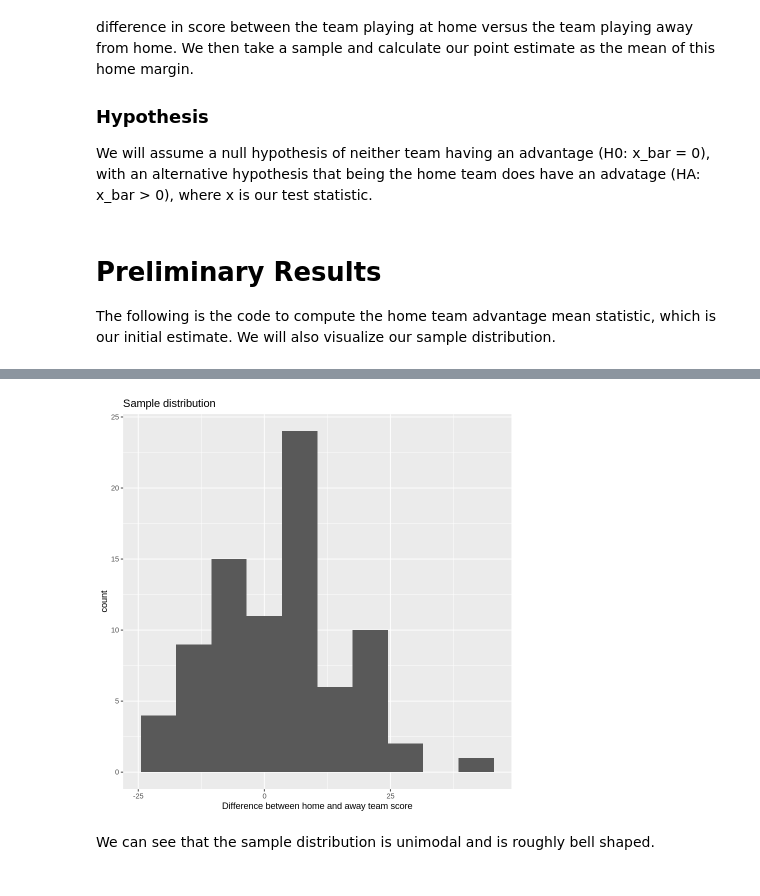
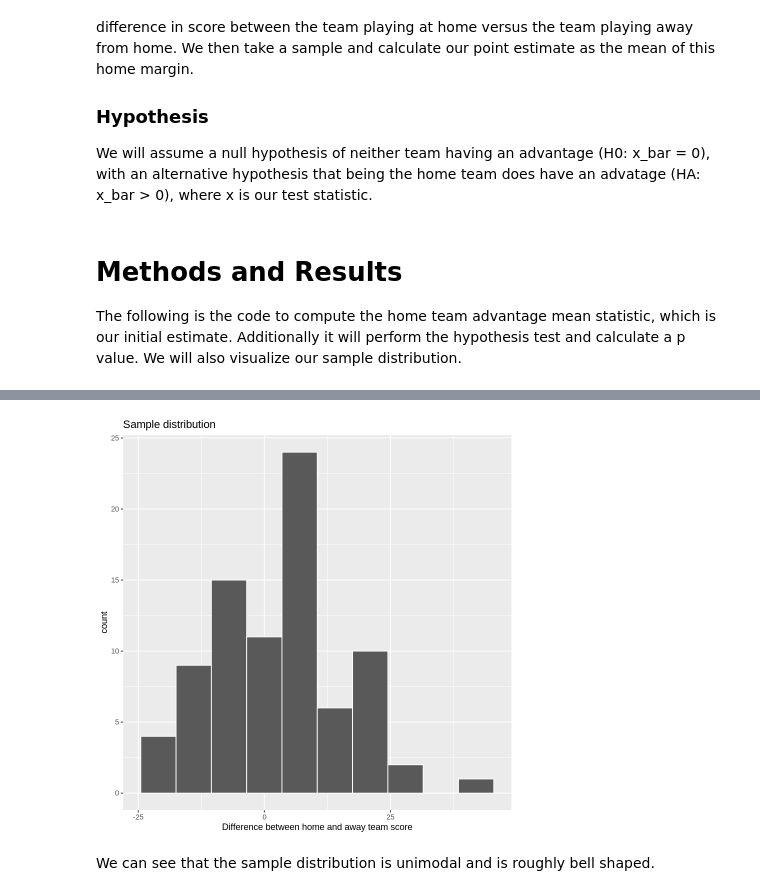
Before and after one commit to leowang801/home-court-advantage, a Jupyter notebook: group_47_project.ipynb, the cells around one changed output, grey strips where cells are left out. Drawn from its saved outputs; the diff is of its cells as text; code cells hidden in the pictures.

Commit message:
Added Hypothesis Test Code
Added the code to perform the hypothesis test. Also stylized some minor things.

```diff
--- a/group_47_project.ipynb
+++ b/group_47_project.ipynb
@@ -45,9 +46,9 @@ Our point estimate is a sample mean of a statistic we will call home margin, whi
 
 We will assume a null hypothesis of neither team having an advantage (H0: x_bar = 0), with an alternative hypothesis that being the home team does have an advatage (HA: x_bar > 0), where x is our test statistic.
 # %% [markdown]
-# Preliminary Results
+# Methods and Results
 
-The following is the code to compute the home team advantage mean statistic, which is our initial estimate. We will also visualize our sample distribution.
+The following is the code to compute the home team advantage mean statistic, which is our initial estimate. Additionally it will perform the hypothesis test and calculate a p value. We will also visualize our sample distribution.
 # %%
 # Establishing Years 2009 - 2022
 years = c(2009:2022)
@@ -94,14 +95,14 @@ sample <- seasons_clean %>%
 # %%
 # Plotting the sample
 sample_dist <- sample %>%
     ggplot(aes(x = home_margin)) +
-    geom_histogram(binwidth = 7) +
+    geom_histogram(binwidth = 7, color = "white") +
     xlab("Difference between home and away team score") +
     ggtitle("Sample distribution")
 
 sample_dist
 # %% [output]
-[figure, old version]
+[figure, new version]
 # %% [markdown]
 We can see that the sample distribution is unimodal and is roughly bell shaped.
 # %%
```
Also changed, not shown: parts of 5 cells of this notebook.
